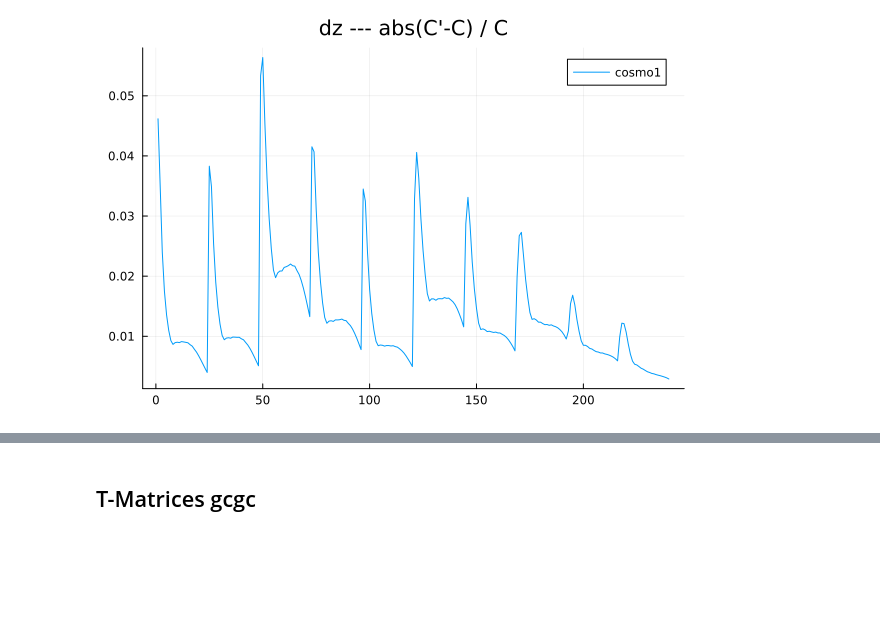
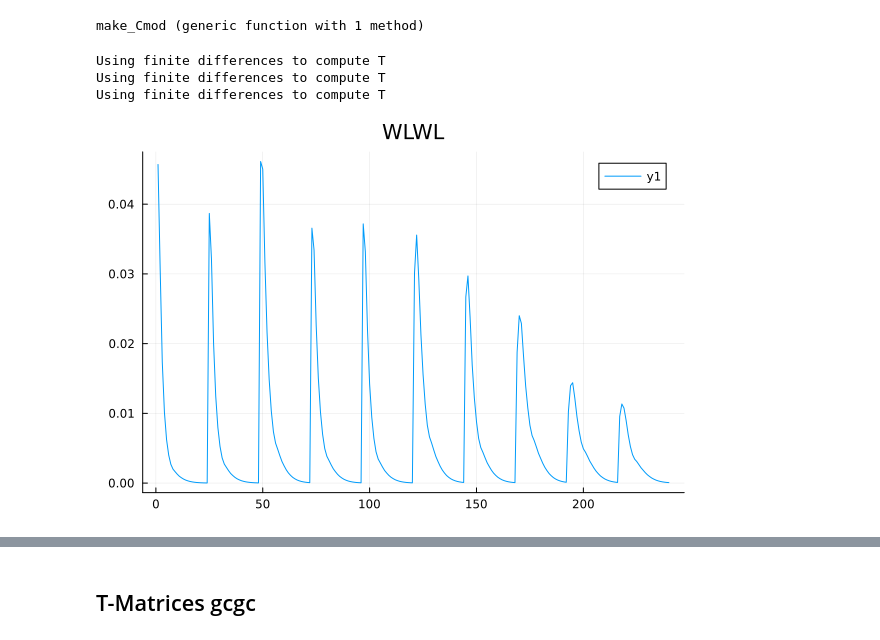
Before and after one commit to JaimeRZP/3x2_analytical, a Jupyter notebook: dz_tpt.ipynb, the cells around one changed output, grey strips where cells are left out. Saved outputs shown, nothing was run; the diff lists cells and outputs as text; code cells hidden in the pictures; blank space fills up the shorter version.

```diff
--- a/dz_tpt.ipynb
+++ b/dz_tpt.ipynb
@@ -107,11 +125,46 @@ cosmo = Cosmology(=0.30, 0.05, 0.67, 0.96, 0.81,
-# %%
-dz_cov = [0.017^2 0 0 0;
-          0 0.017^2 0 0;
-          0 0 0.013^2 0;
-          0 0 0 0.015^2]
-C_mod = make_Cmod_dz(dz_cov; cosmo=cosmo)
-inv_C_mod = inv(C_mod);
+# %%
+function make_Cmod(dz_cov, data_cov, model; mode="AD")
+    m = size(dz_cov)[1]
+    n_cls = size(data_cov)[1]
+    T = zeros(n_cls, m)
+
+    if mode == "AD"
+        println("Using automatic differentiation to compute T")
+        null = zeros(n)
+        T = ForwardDiff.jacobian(model, null)
+    elseif mode == "FD"
+        println("Using finite differences to compute T")
+        d = 0.05
+        for i in 1:m
+            null = zeros(m)
+            e = zeros(m)
+            e[i] = d
+            T[:, i] = (model(null.+e) .- model(null.-e)) ./ (2*d)
+        end
+    end
+    TPT = T * dz_cov * T'
+    Cmod = Symmetric(data_cov + TPT)
+    return Cmod
+end
+# %% [output]
+make_Cmod (generic function with 1 method)
+# %%
+dz_err_wlwl = [0.017, 0.017, 0.013, 0.015]
+dz_err_gcgc = [0.007, 0.007, 0.006, 0.01, 0.01]
+dz_err_3x2 = [dz_err_wlwl; dz_err_gcgc]
+
+dz_cov_wlwl = diagm(dz_err_wlwl.^2)
+dz_cov_gcgc = diagm(dz_err_gcgc.^2)
+dz_cov_3x2 = diagm(dz_err_3x2.^2);
+# %%
+Cmod_wlwl = make_Cmod(dz_cov_wlwl, meta_wlwl.cov, model_wlwl; mode="FD")
+Cmod_gcgc = make_Cmod(dz_cov_gcgc, meta_gcgc.cov, model_gcgc; mode="FD")
+Cmod_3x2 = make_Cmod(dz_cov_3x2, meta_3x2.cov, model_3x2; mode="FD");
+# %% [output]
+Using finite differences to compute T
+Using finite differences to compute T
+Using finite differences to compute T
 # %%
-plot(abs.(diag(wlwl_meta.cov) .- diag(C_mod)) ./ diag(wlwl_meta.cov), label="cosmo1", title="dz --- abs(C'-C) / C")
+plot(abs.(diag(meta_wlwl.cov) .- diag(Cmod_wlwl)) ./ diag(meta_wlwl.cov), title="WLWL")
 # %% [output]
-[figure, old version]
+[figure, new version]
```
Also changed, not shown: parts of 25 cells of this notebook.
